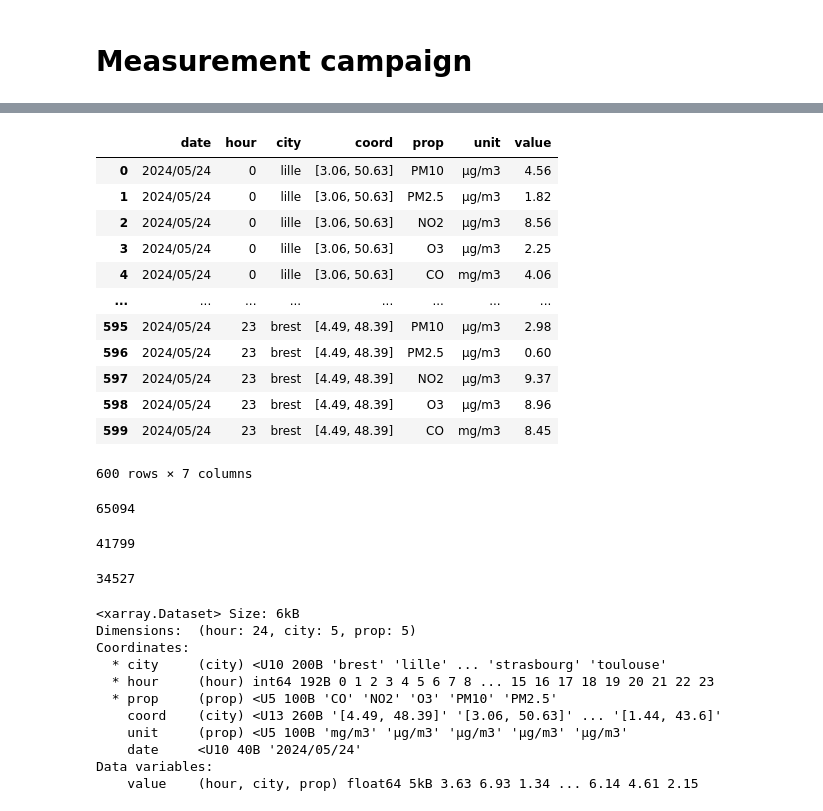
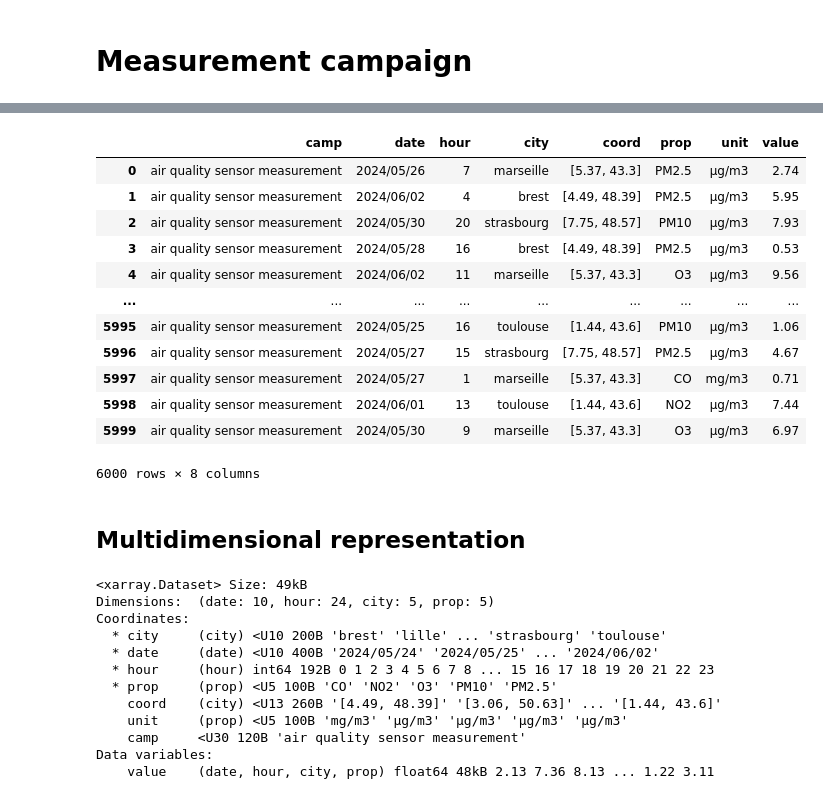
Before and after one commit to loco-philippe/ntv-pandas, a Jupyter notebook: example/example_xarray.ipynb, the cells around one changed output, grey strips where cells are left out. Drawn from its saved outputs; the diff is of its cells as text; code cells hidden in the pictures.

```diff
--- a/example/example_xarray.ipynb
+++ b/example/example_xarray.ipynb
@@ -8,13 +30,16 @@ day : 2024/05/24
 # %%
-columns = ['date', 'hour', 'city', 'coord', 'prop', 'unit', 'value']
+columns = ['camp', 'date', 'hour', 'city', 'coord', 'prop', 'unit', 'value']
 
-dates = ['2024/05/24']
+camp = 'air quality sensor measurement'
+dates = ['2024/05/24', '2024/05/25', '2024/05/26', '2024/05/27', '2024/05/28',
+         '2024/05/29', '2024/05/30', '2024/05/31', '2024/06/01', '2024/06/02']
 cities = ['lille', 'toulouse', 'marseille', 'strasbourg', 'brest']
 coordinates = ['[3.06, 50.63]', '[1.44, 43.6]', '[5.37, 43.3]', '[7.75, 48.57]', '[4.49, 48.39]']
 properties = ['PM10', 'PM2.5', 'NO2', 'O3', 'CO']
 units = ['µg/m3', 'µg/m3', 'µg/m3', 'µg/m3', 'mg/m3']
 hours = list(range(24))
 # %%
+import os
 from random import random
 
 data = []
@@ -22,37 +47,4 @@ for city, coord in zip(cities, coordinates):
     for date in dates:
         for hour in hours:
             for prop, unit in zip(properties, units):
-                data.append((date, hour, city, coord, prop, unit, round(random()*10, 2)))
-
-#import numpy as np
-import pandas as pd
-
-#meas = np.rec.fromarrays(data)
-meas_df = pd.DataFrame(data, columns=columns)
-meas_df
+                data.append((camp, date, hour, city, coord, prop, unit, round(random()*10, 2)))
-# %% [output]
-|  | date | hour | city | coord | prop | unit | value |
-| 0 | 2024/05/24 | 0 | lille | [3.06, 50.63] | PM10 | µg/m3 | 4.56 |
-| 1 | 2024/05/24 | 0 | lille | [3.06, 50.63] | PM2.5 | µg/m3 | 1.82 |
-| 2 | 2024/05/24 | 0 | lille | [3.06, 50.63] | NO2 | µg/m3 | 8.56 |
-| 3 | 2024/05/24 | 0 | lille | [3.06, 50.63] | O3 | µg/m3 | 2.25 |
-| 4 | 2024/05/24 | 0 | lille | [3.06, 50.63] | CO | mg/m3 | 4.06 |
-| ... | ... | ... | ... | ... | ... | ... | ... |
-| 595 | 2024/05/24 | 23 | brest | [4.49, 48.39] | PM10 | µg/m3 | 2.98 |
-| 596 | 2024/05/24 | 23 | brest | [4.49, 48.39] | PM2.5 | µg/m3 | 0.60 |
-| 597 | 2024/05/24 | 23 | brest | [4.49, 48.39] | NO2 | µg/m3 | 9.37 |
-| 598 | 2024/05/24 | 23 | brest | [4.49, 48.39] | O3 | µg/m3 | 8.96 |
-| 599 | 2024/05/24 | 23 | brest | [4.49, 48.39] | CO | mg/m3 | 8.45 |
-600 rows × 7 columns
-# %%
-len(meas_df.to_json())
-# %% [output]
-65094
-# %%
-len(meas_df.to_json(orient='values'))
-# %% [output]
-41799
-# %%
-len(meas_df.to_csv())
-# %% [output]
-34527
@@ -61,22 +51,43 @@ meas_df.to_csv('meas.csv')
+# %%
+import pandas as pd
+
+meas_df = pd.DataFrame(data, columns=columns).sample(frac=1).reset_index(drop=True)
+meas_df
+# %% [output]
+|  | camp | date | hour | city | coord | prop | unit | value |
+| 0 | air quality sensor measurement | 2024/05/26 | 7 | marseille | [5.37, 43.3] | PM2.5 | µg/m3 | 2.74 |
+| 1 | air quality sensor measurement | 2024/06/02 | 4 | brest | [4.49, 48.39] | PM2.5 | µg/m3 | 5.95 |
+| 2 | air quality sensor measurement | 2024/05/30 | 20 | strasbourg | [7.75, 48.57] | PM10 | µg/m3 | 7.93 |
+| 3 | air quality sensor measurement | 2024/05/28 | 16 | brest | [4.49, 48.39] | PM2.5 | µg/m3 | 0.53 |
+| 4 | air quality sensor measurement | 2024/06/02 | 11 | marseille | [5.37, 43.3] | O3 | µg/m3 | 9.56 |
+| ... | ... | ... | ... | ... | ... | ... | ... | ... |
+| 5995 | air quality sensor measurement | 2024/05/25 | 16 | toulouse | [1.44, 43.6] | PM10 | µg/m3 | 1.06 |
+| 5996 | air quality sensor measurement | 2024/05/27 | 15 | strasbourg | [7.75, 48.57] | PM2.5 | µg/m3 | 4.67 |
+| 5997 | air quality sensor measurement | 2024/05/27 | 1 | marseille | [5.37, 43.3] | CO | mg/m3 | 0.71 |
+| 5998 | air quality sensor measurement | 2024/06/01 | 13 | toulouse | [1.44, 43.6] | NO2 | µg/m3 | 7.44 |
+| 5999 | air quality sensor measurement | 2024/05/30 | 9 | marseille | [5.37, 43.3] | O3 | µg/m3 | 6.97 |
+6000 rows × 8 columns
+# %% [markdown]
+## Multidimensional representation
 # %%
 import xarray as xr
 import ntv_pandas
-import ntv_numpy
 
 meas_xr = meas_df.npd.to_xarray()
 meas_xr
 # %% [output]
-<xarray.Dataset> Size: 6kB
-Dimensions:  (hour: 24, city: 5, prop: 5)
+<xarray.Dataset> Size: 49kB
+Dimensions:  (date: 10, hour: 24, city: 5, prop: 5)
 Coordinates:
   * city     (city) <U10 200B 'brest' 'lille' ... 'strasbourg' 'toulouse'
+  * date     (date) <U10 400B '2024/05/24' '2024/05/25' ... '2024/06/02'
   * hour     (hour) int64 192B 0 1 2 3 4 5 6 7 8 ... 15 16 17 18 19 20 21 22 23
   * prop     (prop) <U5 100B 'CO' 'NO2' 'O3' 'PM10' 'PM2.5'
     coord    (city) <U13 260B '[4.49, 48.39]' '[3.06, 50.63]' ... '[1.44, 43.6]'
     unit     (prop) <U5 100B 'mg/m3' 'µg/m3' 'µg/m3' 'µg/m3' 'µg/m3'
-    date     <U10 40B '2024/05/24'
+    camp     <U30 120B 'air quality sensor measurement'
 Data variables:
-    value    (hour, city, prop) float64 5kB 3.63 6.93 1.34 ... 6.14 4.61 2.15
+    value    (date, hour, city, prop) float64 48kB 2.13 7.36 8.13 ... 1.22 3.11
 # %%
 meas_xr.sel(city='lille', prop='NO2', hour=0).values
 # %% [output]
```
Also changed, not shown: parts of 20 cells of this notebook, 3 other files.
